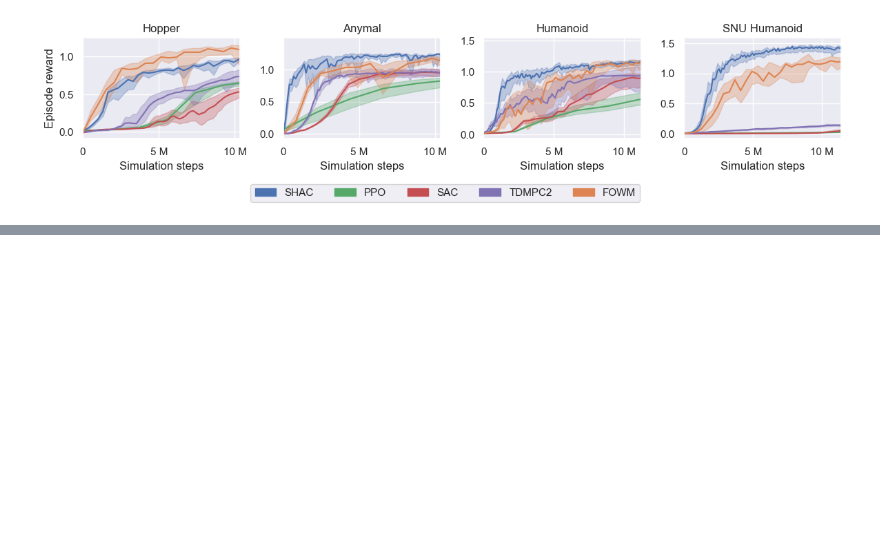
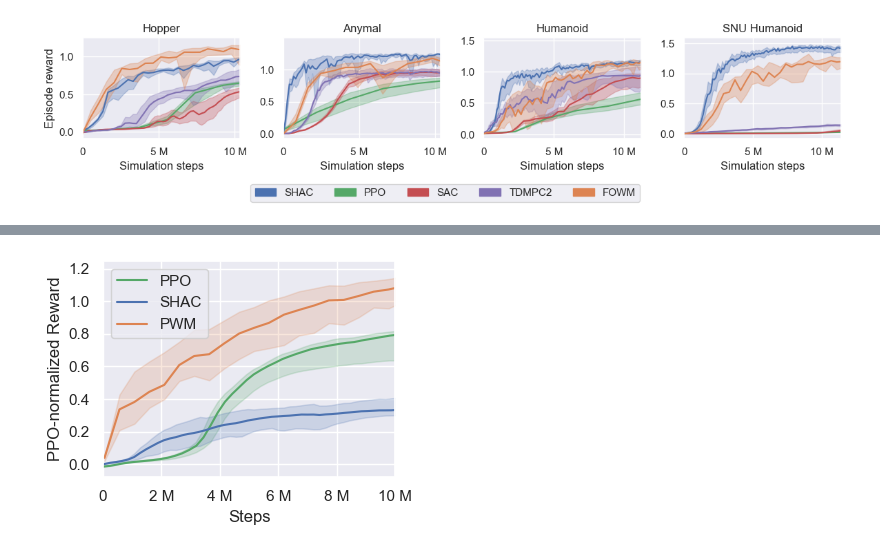
Before and after one commit to imgeorgiev/FoRL-WM, a Jupyter notebook: results/results.ipynb, the cells around one changed output, grey strips where cells are left out. Drawn from its saved outputs; the diff is of its cells as text; code cells hidden in the pictures; blank space fills up the shorter version.

Commit message:
add stiffness results

```diff
--- a/results/results.ipynb
+++ b/results/results.ipynb
@@ -176,7 +176,7 @@ def process_time_data_iqm(filepath, resample_rate="90s", col="rewards", index=Tr
         data[f"{col}_max"] = data[f"{col}_max"].ewm(alpha=1-smooth).mean()
     return data
 
-def process_step_data_iqm(filepath, col="rewards", smooth=None, downsample=10):
+def process_step_data_iqm(filepath, row="Step", col="rewards", smooth=None, downsample=10):
     alg, env = filepath.split("/")[-1].split("_")[:2]
 
     iqm = lambda scores: trim_mean(scores, proportiontocut=0.25).flatten()
@@ -191,8 +191,8 @@ def process_step_data_iqm(filepath, col="rewards", smooth=None, downsample=10):
     data = data.interpolate()
     data = data.dropna()
 
-    data.index = data["Step"]
-    data = data.drop("Step", axis=1)
+    data.index = data[row]
+    data = data.drop(row, axis=1)
     data = data.iloc[::downsample]
 
     vals = data[data.columns[data.columns.str.endswith(f"{col}")]].values
@@ -934,0 +591,27 @@ plt.savefig("../figures/ant_ablation_standalone.pdf", bbox_inches="tight")
+# %%
+ppo_data = process_step_data_iqm("data/ppo_hopper_stiff.csv", row="global_step", col="rewards/step", downsample=1, smooth=0.7)
+shac_data = process_step_data_iqm("data/shac_hopper_stiff.csv", row="global_step", col="rewards/step", smooth=0.7)
+pwm_data = process_step_data_iqm("data/pwm_hopper_stiff.csv", row="Step", col="rewards", smooth=0.7)
+
+norm = ppo_data["rewards/step"].max()
+ppo_data /= norm
+shac_data /= norm
+pwm_data /= norm
+
+f, ax = plt.subplots(1, 1, figsize=(4,3))
+ax.plot(ppo_data["rewards/step"], label="PPO", color=colors["PPO"])
+ax.fill_between(ppo_data.index, ppo_data["rewards/step_min"], ppo_data["rewards/step_max"], alpha=0.2, color=colors["PPO"])
+ax.plot(shac_data["rewards/step"], label="SHAC", color=colors["SHAC"])
+ax.fill_between(shac_data.index, shac_data["rewards/step_min"], shac_data["rewards/step_max"], alpha=0.2, color=colors["SHAC"])
+ax.plot(pwm_data["rewards"], label="PWM", color=colors["FOWM"])
+ax.fill_between(pwm_data.index, pwm_data["rewards_min"], pwm_data["rewards_max"], alpha=0.2, color=colors["FOWM"])
+ax.set_xlim((0, 1e7))
+ax.xaxis.set_major_formatter(ticker.EngFormatter())
+# ax.yaxis.set_major_formatter(ticker.EngFormatter())
+plt.xlabel("Steps")
+plt.ylabel("PPO-normalized Reward")
+plt.legend()
+plt.tight_layout()
+plt.savefig("../figures/hopper_stiffness.pdf", bbox_inches="tight", pad_inches=0)
+# %% [output]
+[figure, added]
```
Also changed, not shown: parts of 7 cells of this notebook, 3 other files.
